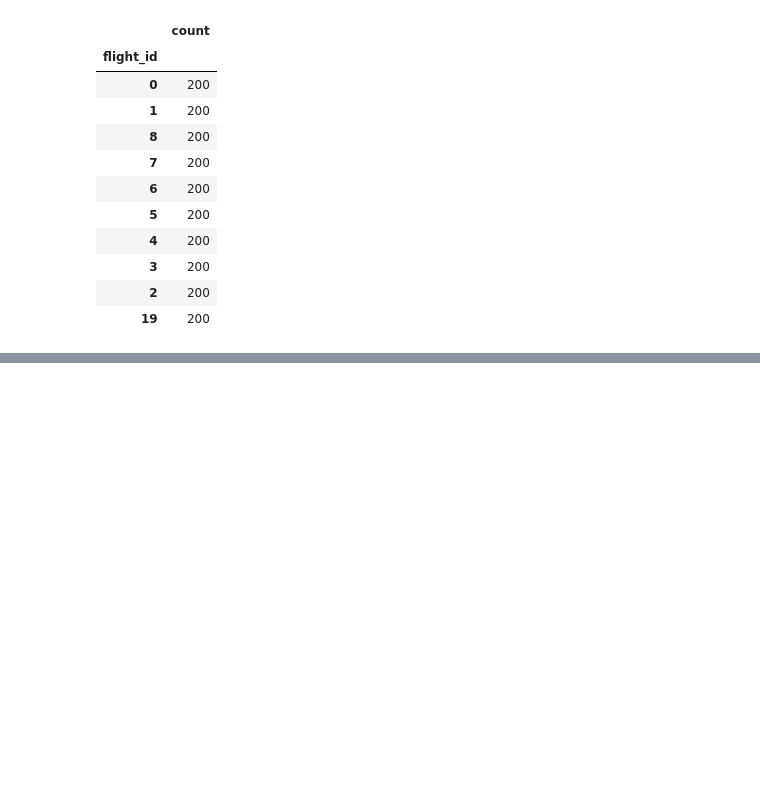
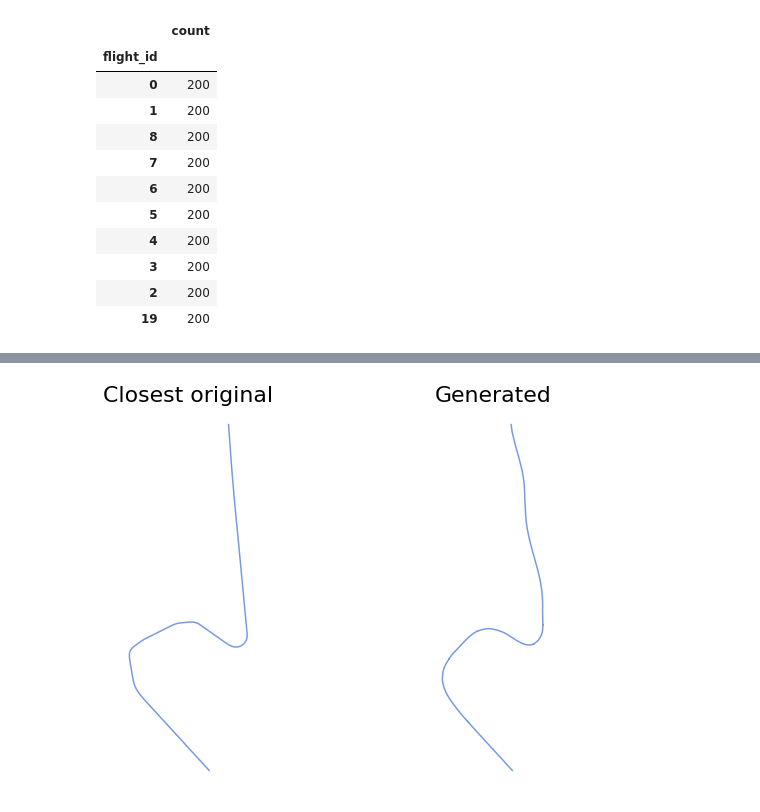
Before and after one commit to alafage/deep-traffic-generation, a Jupyter notebook: notebooks/embedding-rvine.ipynb, the cells around one changed output, grey strips where cells are left out. Saved outputs shown, nothing was run; the diff lists cells and outputs as text; code cells hidden in the pictures; blank space fills up the shorter version.

```diff
--- a/notebooks/embedding-rvine.ipynb
+++ b/notebooks/embedding-rvine.ipynb
@@ -124,0 +150,4 @@ torch.Size([20, 32])
+# %%
+originals, _, info = dataset[originals_idx]
+originals = torch.transpose(originals, 1, 2)
+originals.size()
@@ -124,0 +156,14 @@ torch.Size([20, 32])
+# %%
+data = originals.detach().numpy()
+data = data.reshape((data.shape[0], -1))
+data = dataset.scaler.inverse_transform(data)
+# %%
+data = np.concatenate((info, data), axis=1)
+builder = model.get_builder(data.shape[0])
+features = [
+    "track" if "track" in f else f for f in model.hparams.features
+]
+traffic_original = traffic_from_data(
+    data, features, model.hparams.init_features, builder=builder
+)
+traffic_original
@@ -133,19 +194,17 @@ data = outputs.detach().numpy()
 data = data.reshape((data.shape[0], -1))
 data = dataset.scaler.inverse_transform(data)
 # %%
-from deep_traffic_generation.core.utils import traffic_from_data
-
 # add latitude longitude info
-info = np.ones((20, 2)) * 40
+# info = np.ones((20, 2)) * 40
 data = np.concatenate((info, data), axis=1)
 builder = model.get_builder(data.shape[0])
 features = [
     "track" if "track" in f else f for f in model.hparams.features
 ]
-traffic = traffic_from_data(
+traffic_generated = traffic_from_data(
     data, features, model.hparams.init_features, builder=builder
 )
-traffic
+traffic_generated
 # %% [output]
 Traffic with 20 identifiers
 |  | count |
@@ -161,5 +220,17 @@ Traffic with 20 identifiers
 | 2 | 200 |
 | 19 | 200 |
 # %%
-traffic[15]
+flight_id = 4
+generated = traffic_generated[str(flight_id)]
+original = traffic_original[str(flight_id)]
+
+with plt.style.context("traffic"):
+    fig, ax = plt.subplots(1, 2, subplot_kw=dict(projection=EuroPP()))
+    ax[0].set_title("Closest original")
+    original.plot(ax[0])
+    ax[1].set_title("Generated")
+    generated.plot(ax[1])
+    # traffic_original[str(0)].plot(ax[1])
+
+    plt.show()
 # %% [output]
@@ -169,0 +237 @@ destination: 2021-07-28 13:49:34.693160969
+[figure, added]
```
Also changed, not shown: parts of 9 cells of this notebook, 6 other files.
